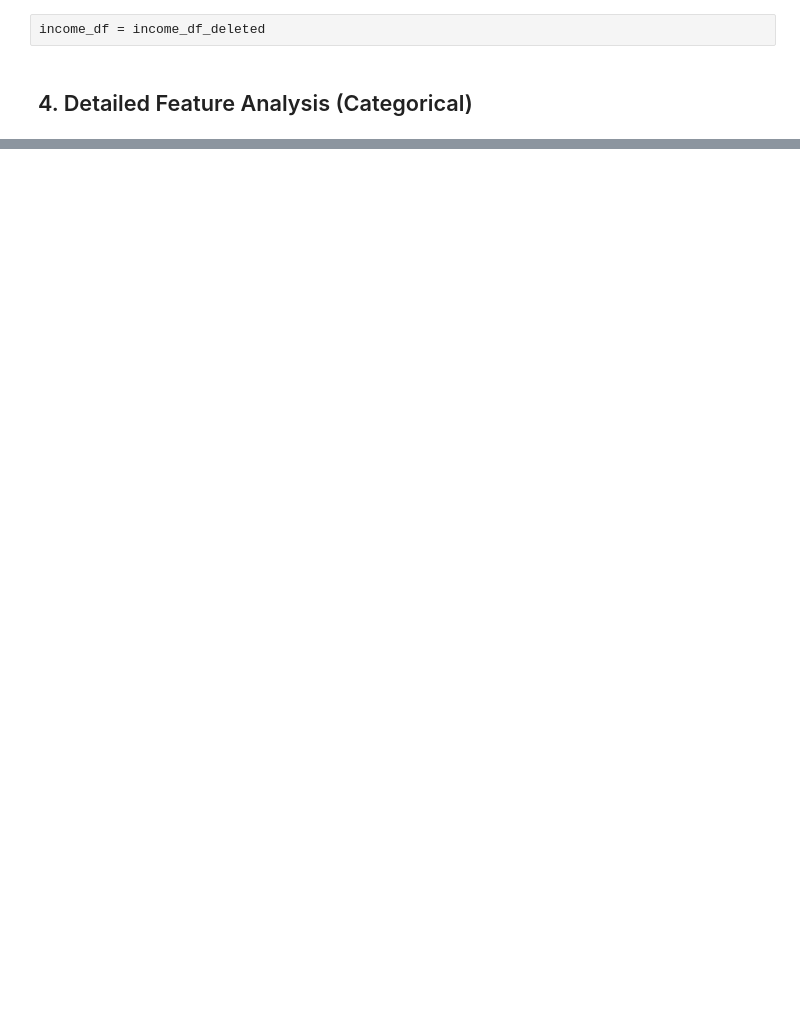
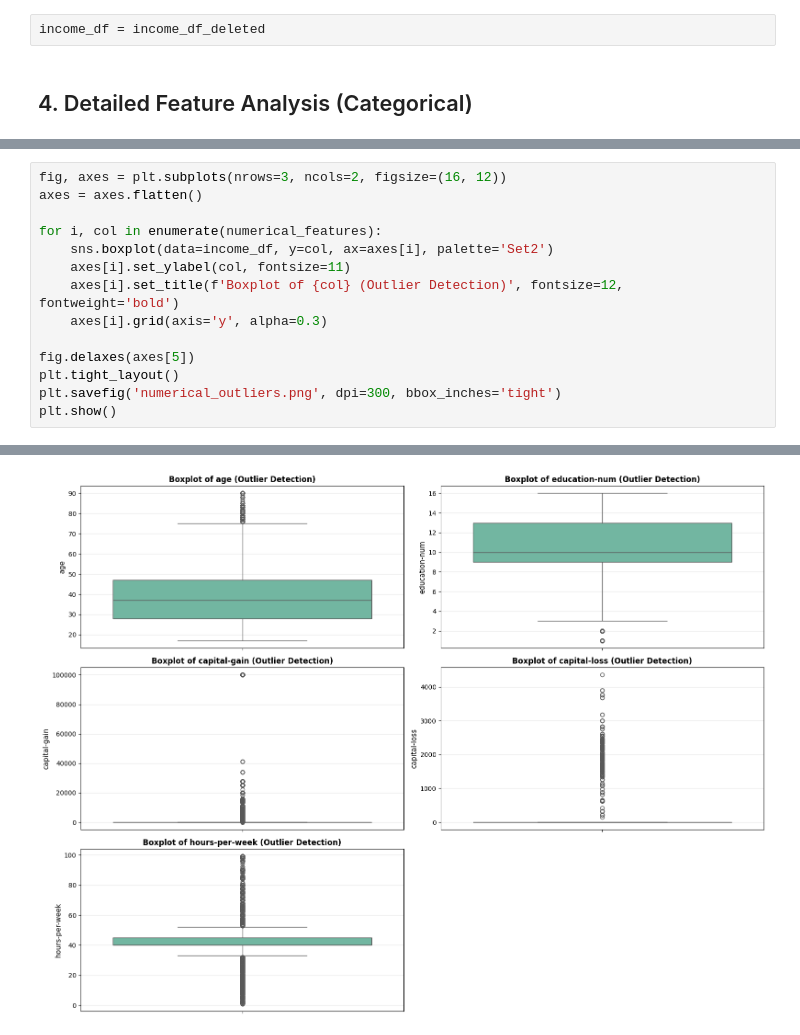
Before and after one commit to AymericMtp/supervised-learning, a Jupyter notebook: eda.ipynb, the cells around one changed output, grey strips where cells are left out. Drawn from its saved outputs; the diff is of its cells as text; blank space fills up the shorter version.

```diff
--- a/eda.ipynb
+++ b/eda.ipynb
@@ -183,0 +306,15 @@ income_df = income_df_deleted
+# %%
+fig, axes = plt.subplots(nrows=3, ncols=2, figsize=(16, 12))
+axes = axes.flatten()
+
+for i, col in enumerate(numerical_features):
+    sns.boxplot(data=income_df, y=col, ax=axes[i], palette='Set2')
+    axes[i].set_ylabel(col, fontsize=11)
+    axes[i].set_title(f'Boxplot of {col} (Outlier Detection)', fontsize=12, fontweight='bold')
+    axes[i].grid(axis='y', alpha=0.3)
+
+fig.delaxes(axes[5])
+plt.tight_layout()
+plt.savefig('numerical_outliers.png', dpi=300, bbox_inches='tight')
+plt.show()
+# %% [output]
@@ -183,0 +340 @@ income_df = income_df_deleted
+[figure, added]
```
Also changed, not shown: parts of 13 cells of this notebook, 6 other files.
